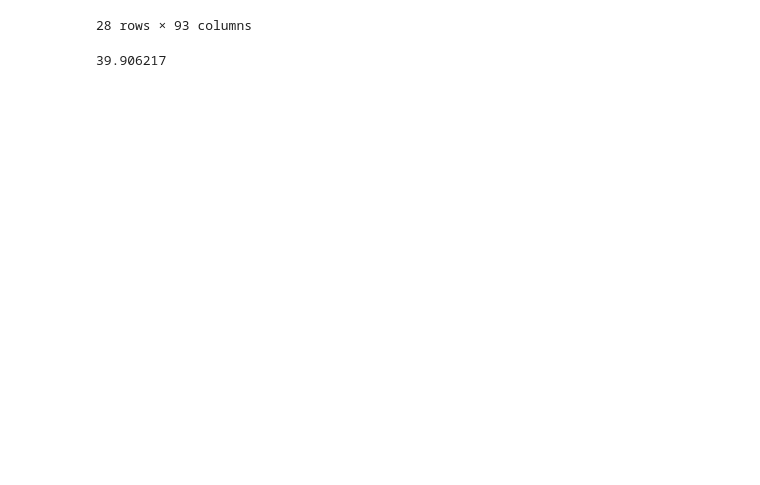
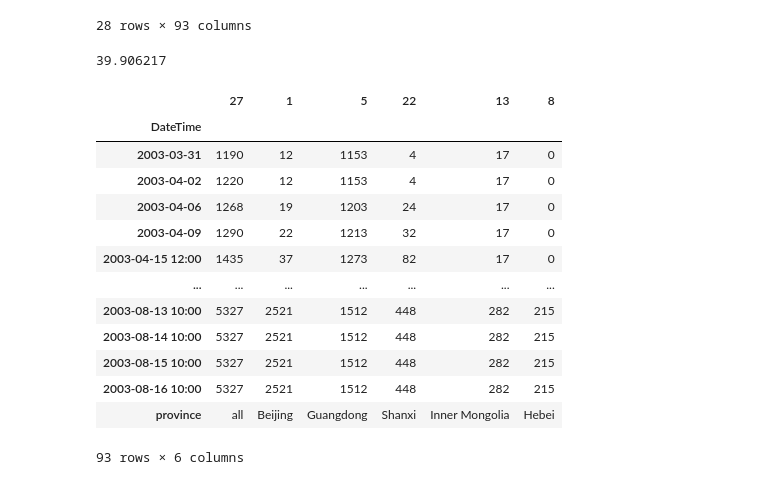
Before and after one commit to SherryJYC/COVID_19_Visualization, a Jupyter notebook: Raw/Untitled.ipynb, the cells around one changed output. Saved outputs shown, nothing was run; the diff lists cells and outputs as text; code cells hidden in the pictures; blank space fills up the shorter version.

Commit message:
add covid sars charts

```diff
--- a/Raw/Untitled.ipynb
+++ b/Raw/Untitled.ipynb
@@ -879,5 +879,27 @@ confirm_processed_final = confirm_processed.drop(columns=['location'])
 
 # save
 confirm_processed_final.to_csv('SARS_confirmed.csv',index=False)
+# %%
+# get china confirmed data for chart
+confirm_chart = confirm_processed.nlargest(6,'2003-08-16 10:00')
+confirm_chart.to_csv('sars_confirmed_chart_t.csv',index=False)
+confirm_chart = confirm_chart.T
+confirm_chart.to_csv('sars_confirmed_chart.csv')
+confirm_chart
+# %% [output]
+|  | 27 | 1 | 5 | 22 | 13 | 8 |
+| DateTime |  |  |  |  |  |  |
+| 2003-03-31 | 1190 | 12 | 1153 | 4 | 17 | 0 |
+| 2003-04-02 | 1220 | 12 | 1153 | 4 | 17 | 0 |
+| 2003-04-06 | 1268 | 19 | 1203 | 24 | 17 | 0 |
+| 2003-04-09 | 1290 | 22 | 1213 | 32 | 17 | 0 |
+| 2003-04-15 12:00 | 1435 | 37 | 1273 | 82 | 17 | 0 |
+| ... | ... | ... | ... | ... | ... | ... |
+| 2003-08-13 10:00 | 5327 | 2521 | 1512 | 448 | 282 | 215 |
+| 2003-08-14 10:00 | 5327 | 2521 | 1512 | 448 | 282 | 215 |
+| 2003-08-15 10:00 | 5327 | 2521 | 1512 | 448 | 282 | 215 |
+| 2003-08-16 10:00 | 5327 | 2521 | 1512 | 448 | 282 | 215 |
+| province | all | Beijing | Guangdong | Shanxi | Inner Mongolia | Hebei |
+93 rows × 6 columns
 # %%
 # cure
```
Also changed, not shown: parts of 7 cells of this notebook, 12 other files.
